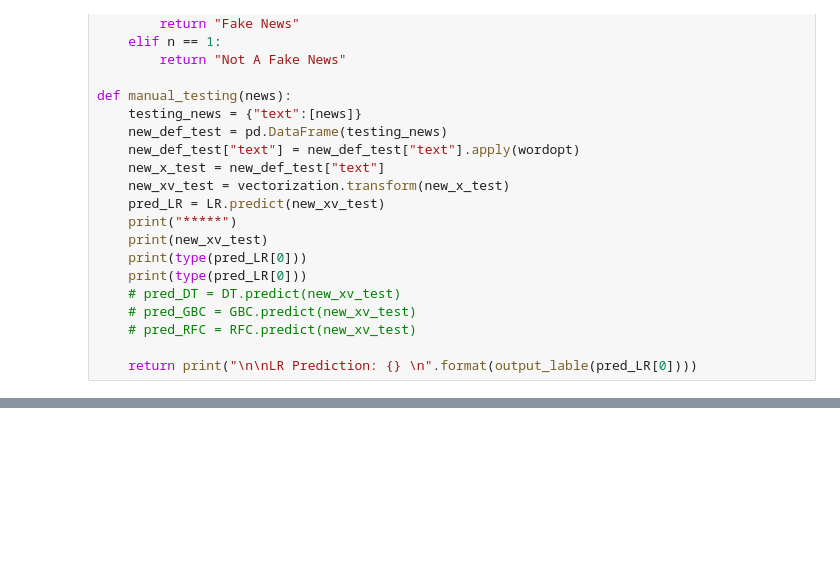
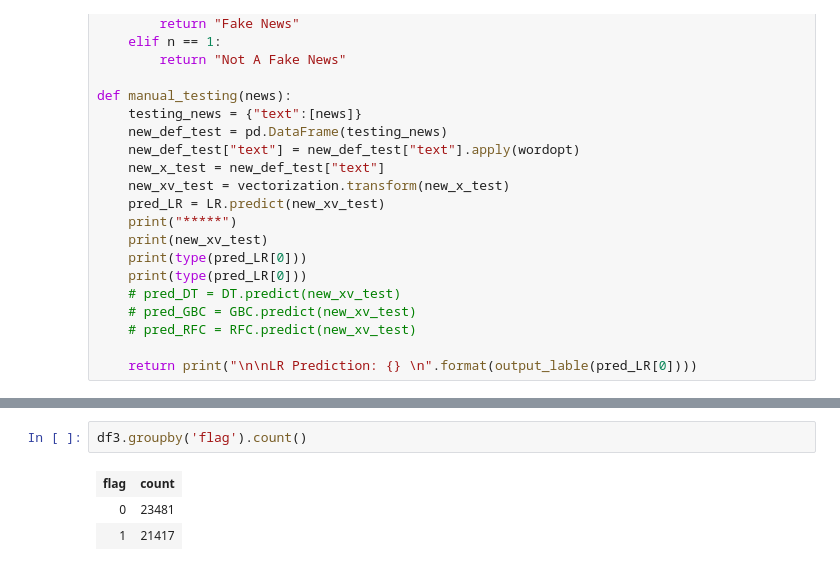
Before and after one commit to AkkiPooja/Fake-News-Detection-Data-Analysis, a Jupyter notebook: Fake-News-Detection-Algorithm.ipynb, the cells around one changed output, grey strips where cells are left out. Cells and saved outputs as stored; diff of their text form; blank space fills up the shorter version.

```diff
--- a/Fake-News-Detection-Algorithm.ipynb
+++ b/Fake-News-Detection-Algorithm.ipynb
@@ -415,0 +399,6 @@ LR Prediction: Not A Fake News
+# %%
+df3.groupby('flag').count()
+# %% [output]
+| flag | count |
+| 0 | 23481 |
+| 1 | 21417 |
```
Also changed, not shown: parts of 18 cells of this notebook, 2 other files.
